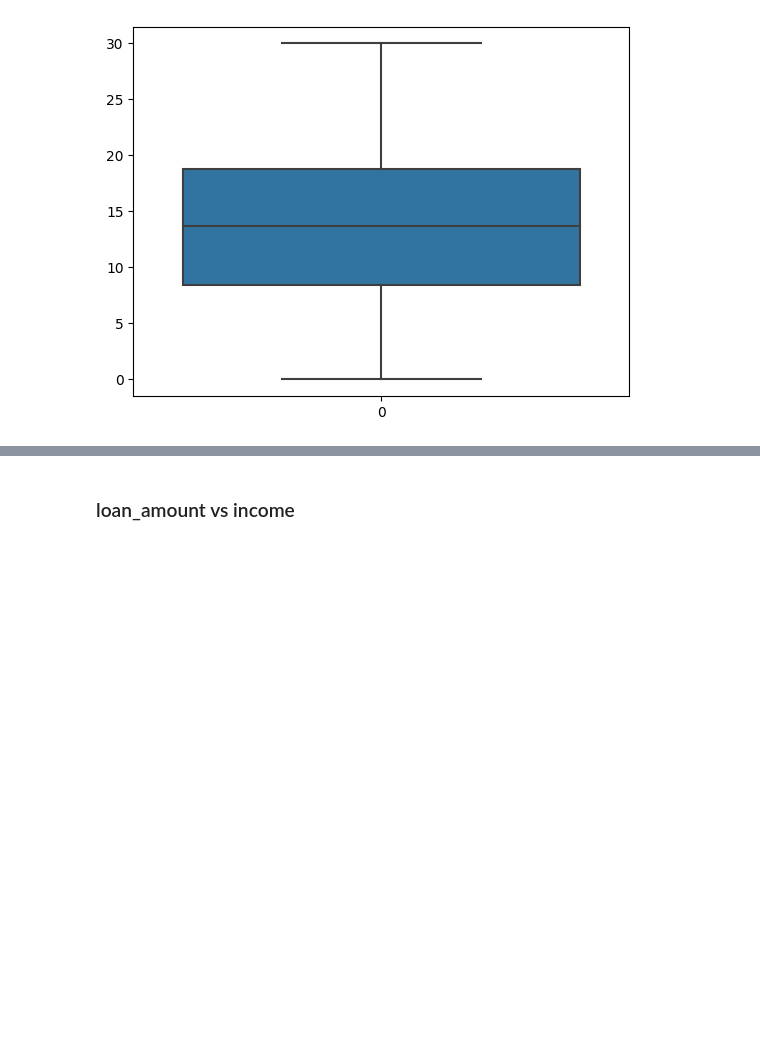
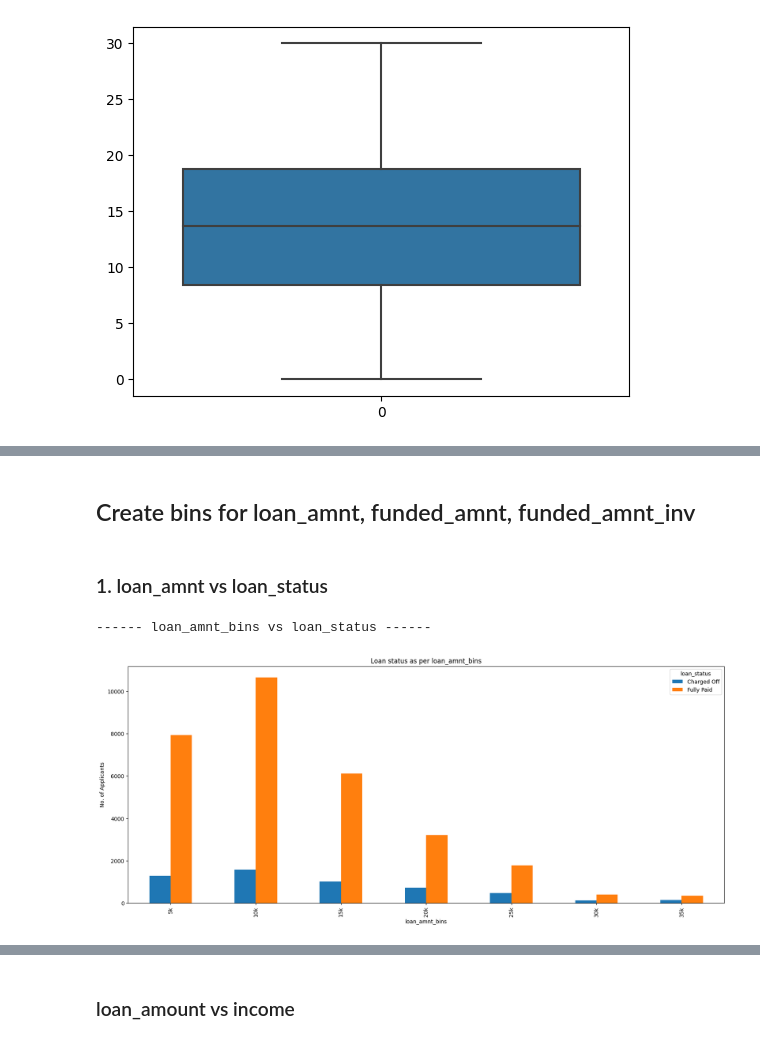
Before and after one commit to sagar220887/LendingClubCaseStudy, a Jupyter notebook: LendingCaseStudyNotebook.ipynb, the cells around one changed output, grey strips where cells are left out. Cells and saved outputs as stored; diff of their text form; code cells hidden in the pictures; blank space fills up the shorter version.

```diff
--- a/LendingCaseStudyNotebook.ipynb
+++ b/LendingCaseStudyNotebook.ipynb
@@ -1018,0 +1128,16 @@ loan_df_outlier.head()
+# %% [markdown]
+## Create bins for loan_amnt, funded_amnt, funded_amnt_inv
+# %%
+def show_crosstab_for_amounts(column_name):
+    derived_column = column_name + "_bins"
+    bins_range = [0,5000,10000,15000,20000,25000,30000,35000]
+    amount_labels = ['5k','10k','15k','20k','25k','30k','35k']
+    loan_data_non_existing[derived_column] = pd.cut(x=loan_df_outlier['loan_amnt'], bins=bins_range,labels=amount_labels)
+    show_crosstab(derived_column)
+# %% [markdown]
+### 1. loan_amnt vs loan_status
+# %%
+show_crosstab_for_amounts('loan_amnt')
+# %% [output]
+------ loan_amnt_bins vs loan_status ------
+[figure, added]
```
Also changed, not shown: parts of 98 cells of this notebook.
